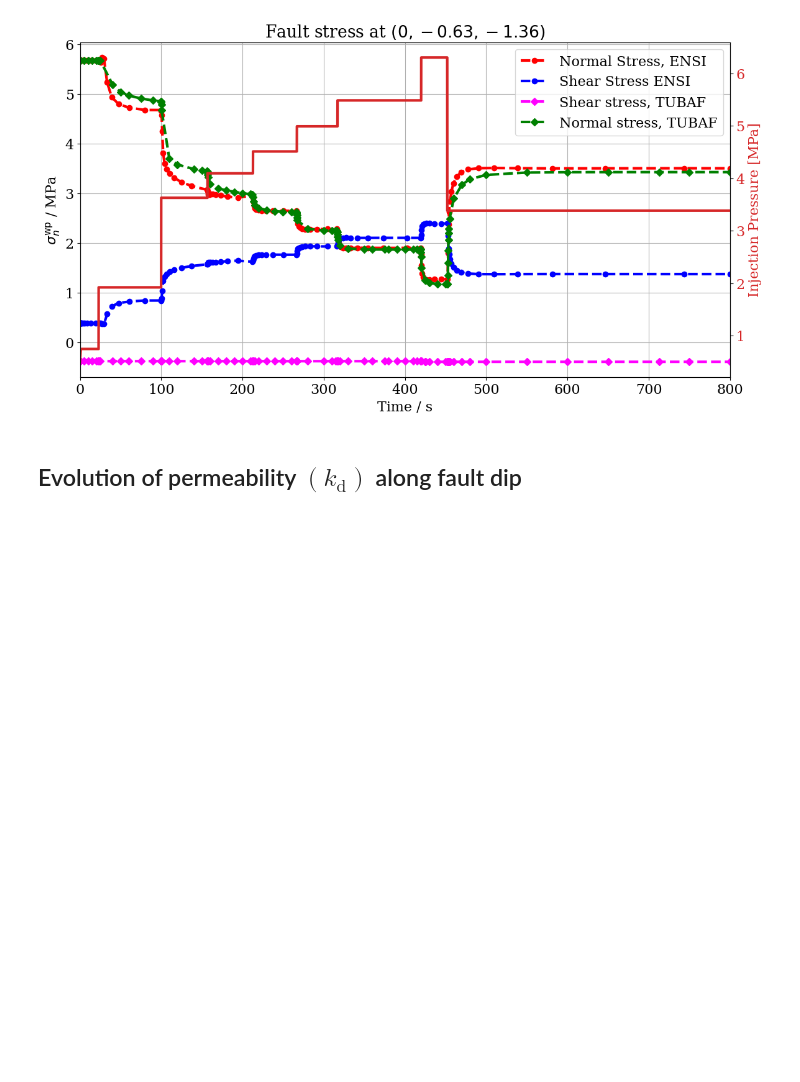
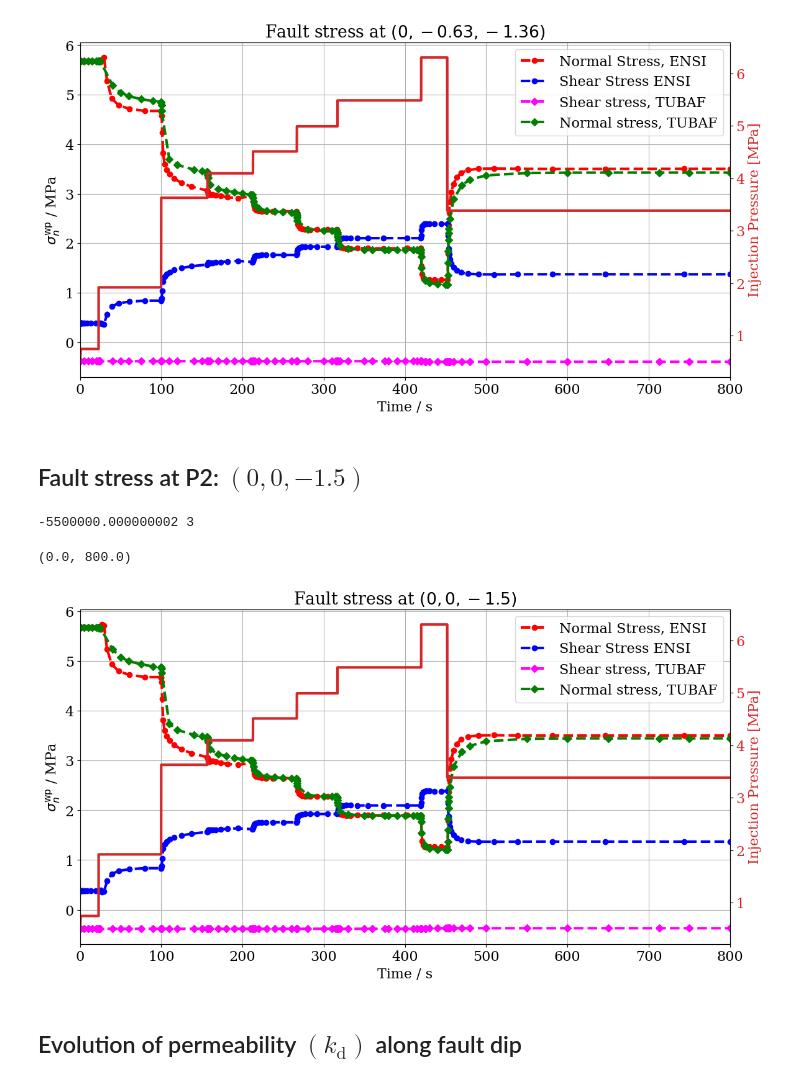
Before and after one commit to mehranqsb/Fault_Slip_Test_FM1-2, a Jupyter notebook: FM2/FaultSlipTestReport -3D.ipynb, the cells around one changed output. Saved outputs shown, nothing was run; the diff lists cells and outputs as text; code cells hidden in the pictures; blank space fills up the shorter version.

```diff
--- a/FM2/FaultSlipTestReport -3D.ipynb
+++ b/FM2/FaultSlipTestReport -3D.ipynb
@@ -906,6 +906,56 @@ ax2.set_xlim([0, 800])
 # %% [output]
 (0.0, 800.0)
 [figure]
+# %% [markdown]
+## Fault stress at P2: $(0, 0, -1.5)$
+# %%
+theta = 155.
+pt = "pt8"
+file = results["stress"]
+sigma_wp, tau_wp = stress_ns(file, pt, theta)
+# %% [output]
+-5500000.000000002 3
+# %%
+fig, ax1 = plt.subplots(figsize=(13.5, 7))
+ax1.plot(
+    FM2[1], FM2[20] * 1e-6, label="Normal Stress, ENSI", color="red", ls="--", marker="o"
+)  # Line plot with markers
+ax1.plot(
+    FM2[1], FM2[19] * 1e-6, label="Shear Stress ENSI", color="blue", ls="--", marker="o"
+)  # Line plot with markers
+ax1.plot(
+    timeSteps,
+    -tau_wp[1:] * 1e-6,
+    label="Shear stress, TUBAF",
+    color="magenta",
+    ls="--",
+    marker="D",
+)
+ax1.plot(
+    timeSteps,
+    -sigma_wp[1:] * 1e-6,
+    label="Normal stress, TUBAF",
+    color="green",
+    ls="--",
+    marker="D",
+)
+ax1.set_ylabel("$\\sigma^{\\mathrm{wp}}_n$ / MPa")
+ax1.set_xlabel("Time / s")
+ax1.set_title("Fault stress at $(0, 0, -1.5)$")
+ax1.legend()
+ax1.grid(True)
+
+# Create a second y-axis for the second data series
+ax2 = ax1.twinx()
+color = "tab:red"
+ax2.set_ylabel("Injection Pressure [MPa]", color=color)  # For the second data series
+ax2.plot(injectionPressure[0], injectionPressure[4] / 1e6, color=color)
+ax2.tick_params(axis="y", labelcolor=color)
+ax2.set_xlim([0, 800])
+# Set x-axis limits
+# %% [output]
+(0.0, 800.0)
+[figure, added]
 # %% [markdown]
 ## Evolution of permeability $(k_{\text{d}})$ along fault dip
 # %%
```
Also changed, not shown: parts of 10 cells of this notebook.
